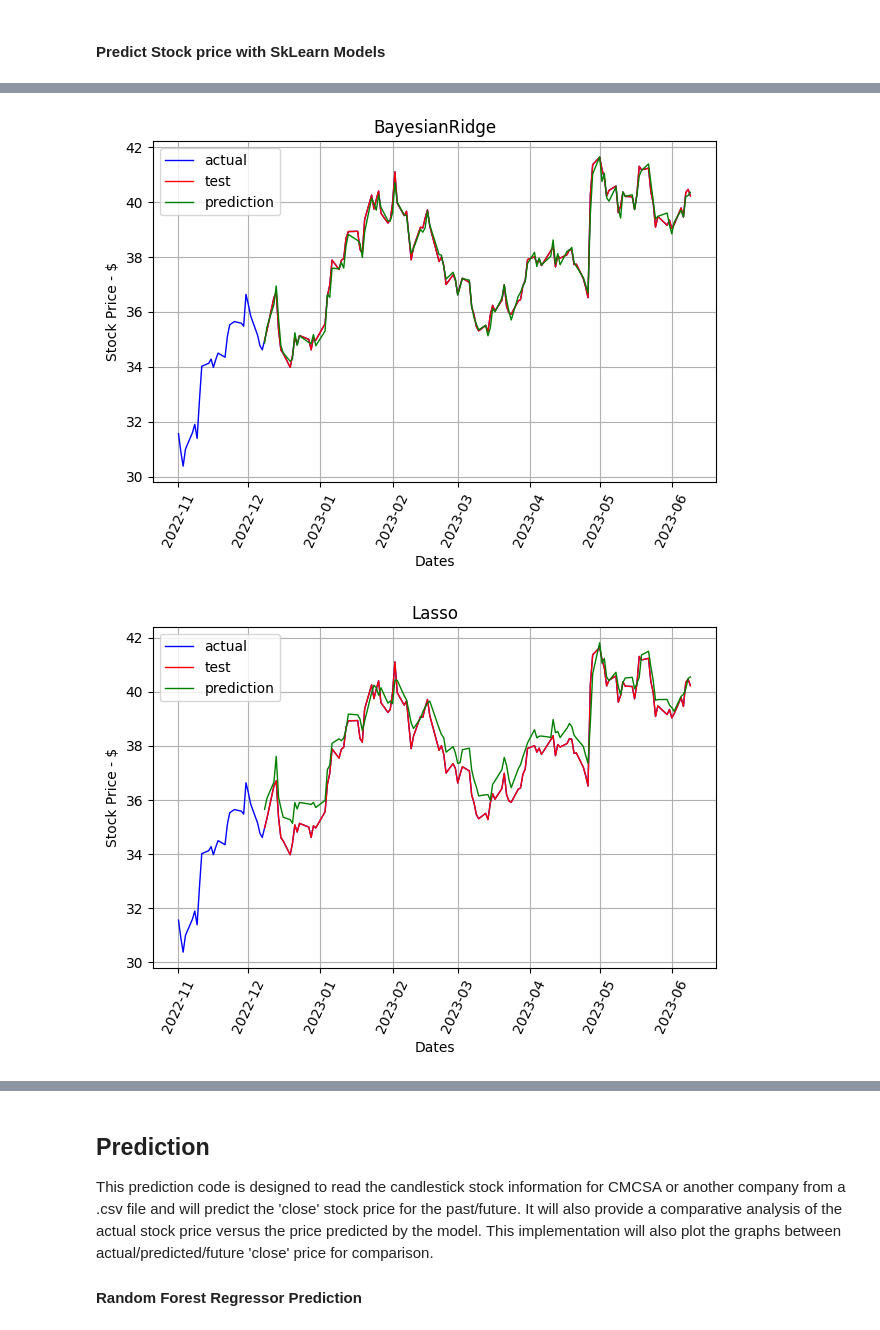
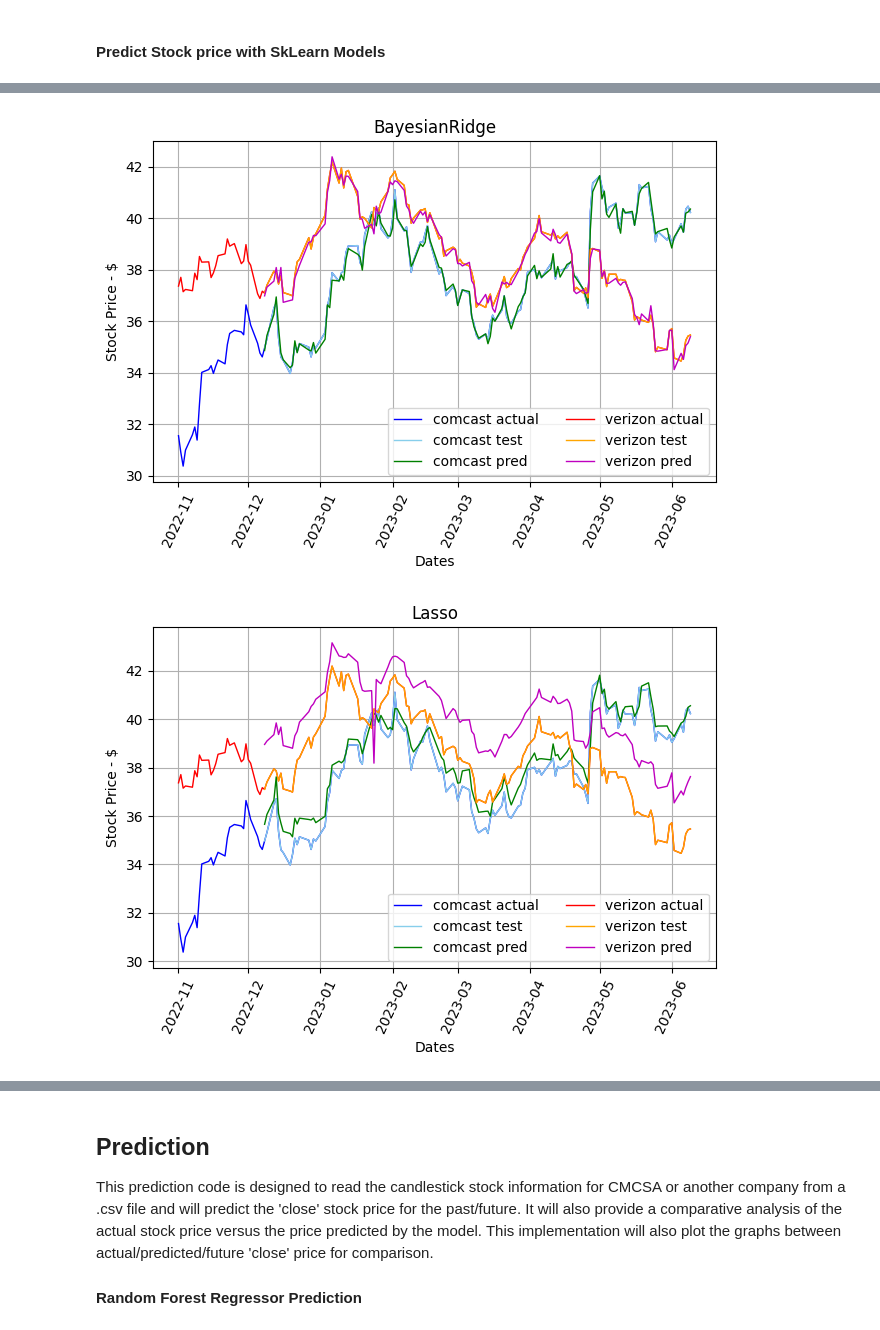
Before and after one commit to geoffpatton/stock-prediction, a Jupyter notebook: project_impl.ipynb, the cells around one changed output, grey strips where cells are left out. Saved outputs shown, nothing was run; the diff lists cells and outputs as text; code cells hidden in the pictures.

Commit message:
Added Comcast and verizon to Model plots

```diff
--- a/project_impl.ipynb
+++ b/project_impl.ipynb
@@ -289,20 +289,25 @@ def plot_graph(stock_df, test_x, test_y, prediction_y, model_name):
     plt.show()
 
 
-def plot_small_graph(stock_df, test_x, test_y, prediction_y, model_name):
+def plot_dual_graph(model_name, stock_df_1, test_x_1, test_y_1, prediction_y_1,
+                    stock_df_2, test_x_2, test_y_2, prediction_y_2):
     ax = plt.axes()
     ax.grid()
     ax.set(xlabel='Dates', ylabel='Stock Price - $', title=model_name)
 
-    ax.plot(stock_df.index, stock_df['close'], label='actual', c='b', linewidth=1)
-    ax.plot(test_x.index, test_y, label='test', c='r', linewidth=1)
-    ax.plot(test_x.index, prediction_y, label='prediction', c='g', linewidth=1)
+    ax.plot(stock_df_1.index, stock_df_1['close'], label='comcast actual', c='b', linewidth=1)
+    ax.plot(test_x_1.index, test_y_1, label='comcast test', c='skyblue', linewidth=1)
+    ax.plot(test_x_1.index, prediction_y_1, label='comcast pred', c='g', linewidth=1)
+
+    ax.plot(stock_df_2.index, stock_df_2['close'], label='verizon actual', c='r', linewidth=1)
+    ax.plot(test_x_2.index, test_y_2, label='verizon test', c='orange', linewidth=1)
+    ax.plot(test_x_2.index, prediction_y_2, label='verizon pred', c='m', linewidth=1)
 
     for tick in ax.get_xticklabels():
         tick.set_rotation(65)
 
+    plt.legend(ncol=2)
     plt.tight_layout()
-    plt.legend()
     plt.show()
 
 regression_metrics = [r2_score, mean_squared_error, mean_absolute_error, max_error]
@@ -325,43 +330,60 @@ from sklearn.linear_model import LinearRegression, BayesianRidge, Lasso
 from sklearn.ensemble import GradientBoostingRegressor, RandomForestRegressor
 from sklearn.tree import DecisionTreeRegressor
 
+all_models = [LinearRegression(), BayesianRidge(), Lasso(), GradientBoostingRegressor(), DecisionTreeRegressor(), RandomForestRegressor()]
+metric_results_dict = defaultdict(list)
+
 all_stock_df = pd.read_csv('./data/candlestick_data.csv', header = 0).sort_values(by=['unix_time'])
 
-company_stock_data_df = all_stock_df[all_stock_df['symbol'] == ticker_symbol].copy()
+all_stock_df['date'] = pd.to_datetime(all_stock_df['date'])
+all_stock_df.index = all_stock_df['date']
 
-company_stock_data_df['date'] = pd.to_datetime(company_stock_data_df['date'])
-company_stock_data_df.index = company_stock_data_df['date']
 
-stock_analysis_data_df = company_stock_data_df.drop(['date','symbol','unix_time'], axis=1)
+comcast_stock_df = all_stock_df[all_stock_df['symbol'] == 'CMCSA'].copy()
+verizon_stock_df = all_stock_df[all_stock_df['symbol'] == 'VZ'].copy()
 
-data_x = stock_analysis_data_df.loc[:,stock_analysis_data_df.columns != 'close' ]
+comcast_stock_df = comcast_stock_df.drop(['date','symbol','unix_time'], axis=1)
+verizon_stock_df = verizon_stock_df.drop(['date','symbol','unix_time'], axis=1)
+
+c_data_x = comcast_stock_df.loc[:,comcast_stock_df.columns != 'close' ]
+v_data_x = verizon_stock_df.loc[:,verizon_stock_df.columns != 'close' ]
 
 # standardize the data
-std_data_x = (data_x - data_x.mean()) / data_x.std(ddof=1)
+c_std_data_x = (c_data_x - c_data_x.mean()) / c_data_x.std(ddof=1)
+v_std_data_x = (v_data_x - v_data_x.mean()) / v_data_x.std(ddof=1)
 
-data_y = stock_analysis_data_df['close']
+c_data_y = comcast_stock_df['close']
+v_data_y = verizon_stock_df['close']
 
-x_train, x_test, y_train, y_test = train_test_split(std_data_x, data_y, test_size=0.33, shuffle=False, random_state=1)
+c_x_train, c_x_test, c_y_train, c_y_test = train_test_split(c_std_data_x, c_data_y, test_size=0.33, shuffle=False, random_state=1)
+v_x_train, v_x_test, v_y_train, v_y_test = train_test_split(v_std_data_x, v_data_y, test_size=0.33, shuffle=False, random_state=1)
 
 
-all_models = [LinearRegression(), BayesianRidge(), Lasso(), GradientBoostingRegressor(), DecisionTreeRegressor(), RandomForestRegressor()]
-
-metric_results_dict = defaultdict(list)
-
-data_size = int(np.ceil(3/5 * len(company_stock_data_df)))
-disply_data = company_stock_data_df[data_size:]
+display_data_size = int(np.ceil(3/5 * len(comcast_stock_df)))
+c_disply_data = comcast_stock_df[display_data_size:]
+v_disply_data = verizon_stock_df[display_data_size:]
 
 for model in all_models:
-    trained_model = model.fit(x_train, y_train)
-    y_prediction = trained_model.predict(x_test)
     model_title = str(model)[:-2]
 
-    plot_small_graph(disply_data, x_test, y_test, y_prediction, model_title)
+    c_trained_model = model.fit(c_x_train, c_y_train)
+    c_y_prediction = c_trained_model.predict(c_x_test)
 
-    metric_results_dict["Model"].append(model_title)
+    v_trained_model = model.fit(v_x_train, v_y_train)
+    v_y_prediction = v_trained_model.predict(v_x_test)
 
+    plot_dual_graph(model_title, c_disply_data, c_x_test, c_y_test, c_y_prediction,
+                    v_disply_data, v_x_test, v_y_test, v_y_prediction)
+
+    metric_results_dict["Model"].append('Comcast ' + model_title)
     for idx, metric in enumerate(regression_metrics):
-        metric_result = metric(y_test, y_prediction)
+        metric_result = metric(c_y_test, c_y_prediction)
+        metric_results_dict[metric_names[idx]].append(metric_result)
+
+
+    metric_results_dict["Model"].append('Verizon ' + model_title)
+    for idx, metric in enumerate(regression_metrics):
+        metric_result = metric(v_y_test, v_y_prediction)
         metric_results_dict[metric_names[idx]].append(metric_result)
 
 
@@ -373,2 +395,2 @@ display(metrics_df)
-[figure, old version]
+[figure, new version]
-[figure, old version]
+[figure, new version]
```
Also changed, not shown: parts of 2 cells of this notebook.
